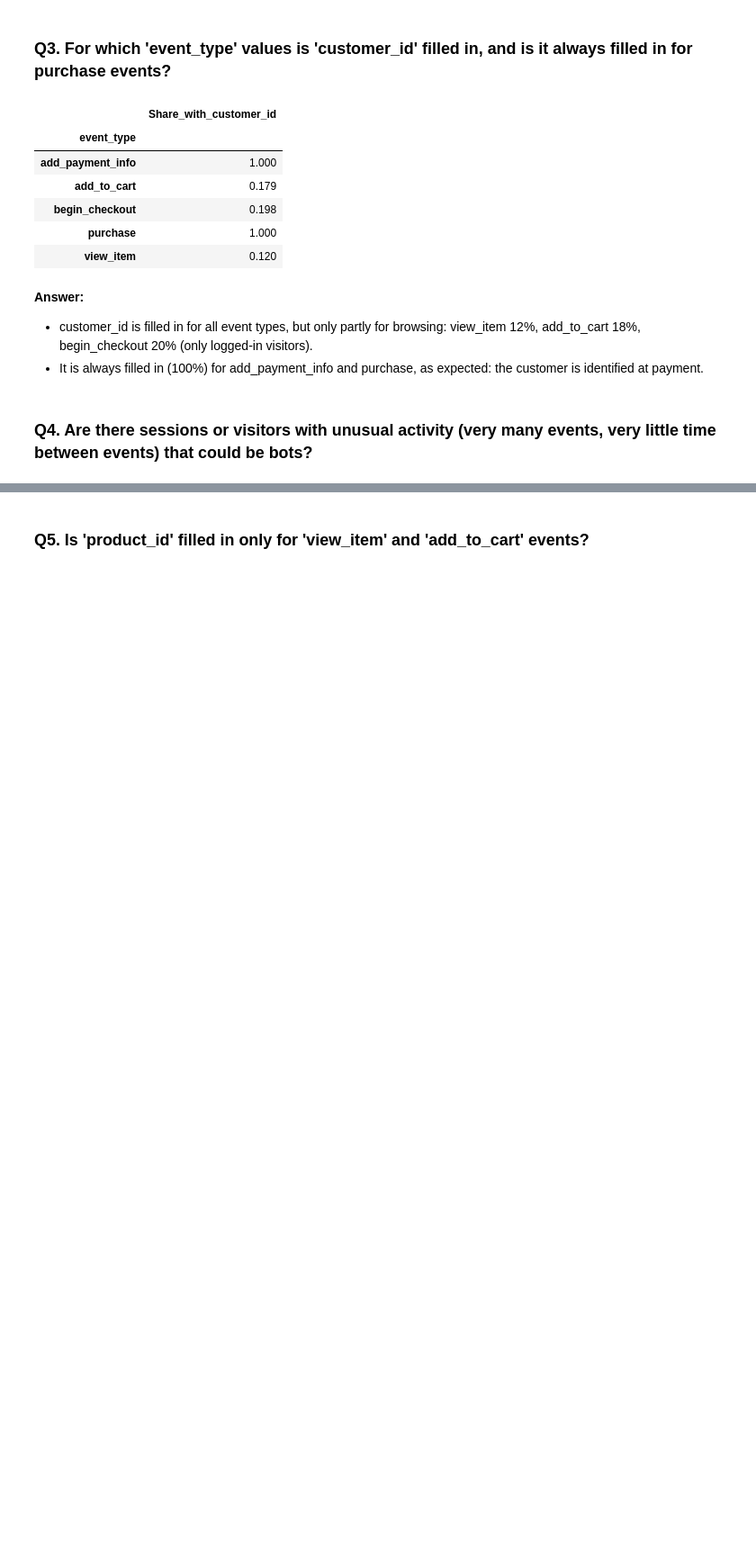
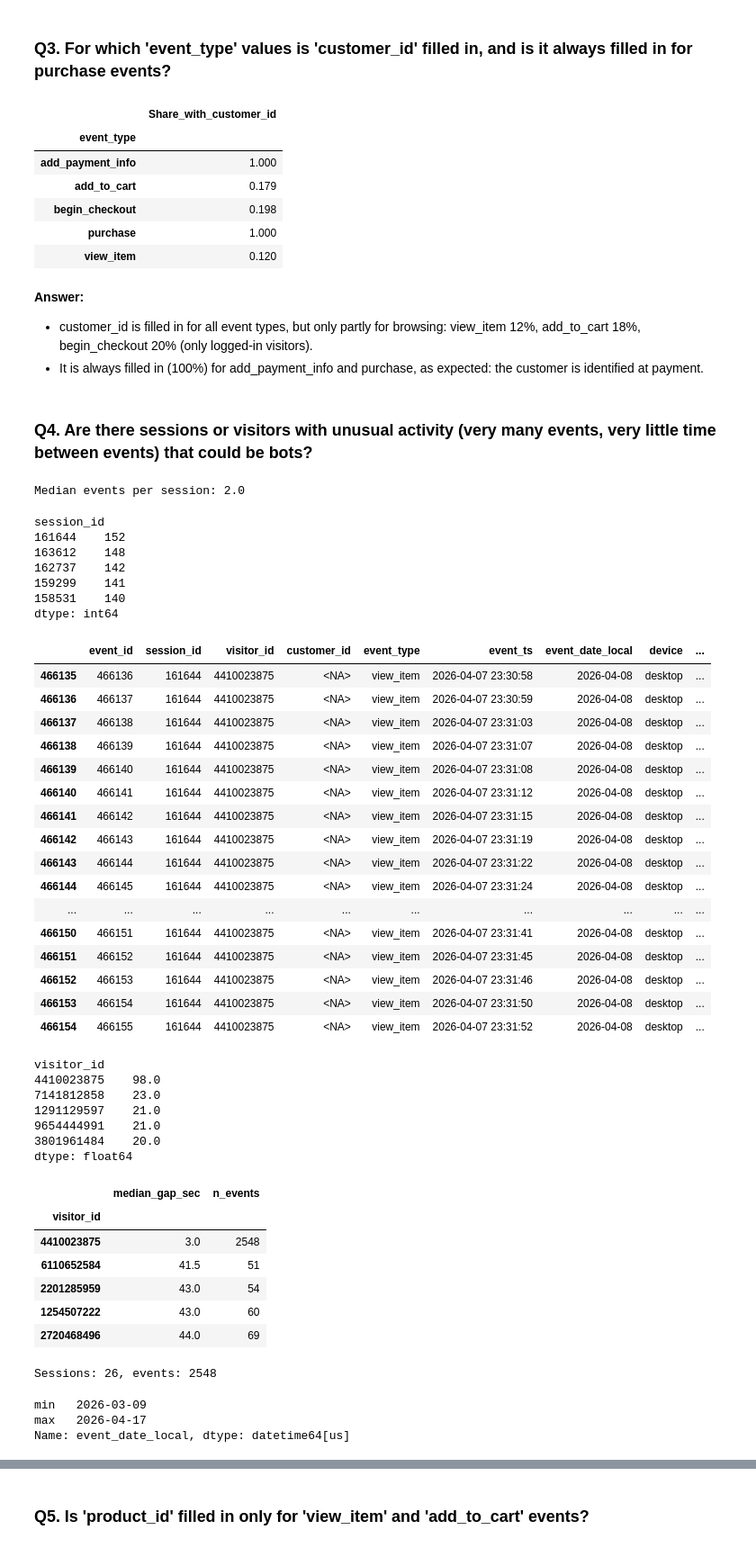
Before and after one commit to egidijus-zilis/ecommerce-analysis, a Jupyter notebook: notebooks/01_profiling.ipynb, the cells around one changed output, grey strips where cells are left out. Shown at 90% size. Drawn from its saved outputs; the diff is of its cells as text; code cells hidden in the pictures; blank space fills up the shorter version.

Commit message:
Answer data questions for user_events and marketing_spend

```diff
--- a/notebooks/01_profiling.ipynb
+++ b/notebooks/01_profiling.ipynb
@@ -817,3 +817,74 @@ display(customer_share.to_frame("Share_with_customer_id"))
 - It is always filled in (100%) for add_payment_info and purchase, as expected: the customer is identified at payment.
 # %% [markdown]
 ### Q4. Are there sessions or visitors with unusual activity (very many events, very little time between events) that could be bots?
+# %%
+# 1. Events per session: a normal session is short
+events_per_session = user_events.groupby("session_id").size().sort_values(ascending=False)
+print(f"Median events per session: {events_per_session.median()}")
+display(events_per_session.head())
+
+# 2. Look at the longest session
+display(user_events[user_events["session_id"] == 161644].head(20))
+
+# 3. Events per session for each visitor
+n_sessions = user_events.groupby("visitor_id")["session_id"].nunique()
+n_events = user_events.groupby("visitor_id").size()
+display((n_events / n_sessions).sort_values(ascending=False).head())
+
+# 4. Median time between events for visitors with many events
+ue = user_events.sort_values(["visitor_id", "event_ts"])
+ue["gap_sec"] = ue.groupby("visitor_id")["event_ts"].diff().dt.total_seconds()
+median_n_events = pd.DataFrame({
+    "median_gap_sec": ue.groupby("visitor_id")["gap_sec"].median(),
+    "n_events": n_events
+})
+display(median_n_events[median_n_events["n_events"] > 50].sort_values("median_gap_sec").head())
+
+# 5. Summary of the suspected bot
+bot = user_events[user_events["visitor_id"] == 4410023875]
+print(f"Sessions: {bot['session_id'].nunique()}, events: {len(bot)}")
+display(bot["event_date_local"].agg(["min", "max"]))
+# %% [output]
+Median events per session: 2.0
+session_id
+161644    152
+163612    148
+162737    142
+159299    141
+158531    140
+dtype: int64
+|  | event_id | session_id | visitor_id | customer_id | event_type | event_ts | event_date_local | device | ... |
+| 466135 | 466136 | 161644 | 4410023875 | <NA> | view_item | 2026-04-07 23:30:58 | 2026-04-08 | desktop | ... |
+| 466136 | 466137 | 161644 | 4410023875 | <NA> | view_item | 2026-04-07 23:30:59 | 2026-04-08 | desktop | ... |
+| 466137 | 466138 | 161644 | 4410023875 | <NA> | view_item | 2026-04-07 23:31:03 | 2026-04-08 | desktop | ... |
+| 466138 | 466139 | 161644 | 4410023875 | <NA> | view_item | 2026-04-07 23:31:07 | 2026-04-08 | desktop | ... |
+| 466139 | 466140 | 161644 | 4410023875 | <NA> | view_item | 2026-04-07 23:31:08 | 2026-04-08 | desktop | ... |
+| 466140 | 466141 | 161644 | 4410023875 | <NA> | view_item | 2026-04-07 23:31:12 | 2026-04-08 | desktop | ... |
+| 466141 | 466142 | 161644 | 4410023875 | <NA> | view_item | 2026-04-07 23:31:15 | 2026-04-08 | desktop | ... |
+| 466142 | 466143 | 161644 | 4410023875 | <NA> | view_item | 2026-04-07 23:31:19 | 2026-04-08 | desktop | ... |
+| 466143 | 466144 | 161644 | 4410023875 | <NA> | view_item | 2026-04-07 23:31:22 | 2026-04-08 | desktop | ... |
+| 466144 | 466145 | 161644 | 4410023875 | <NA> | view_item | 2026-04-07 23:31:24 | 2026-04-08 | desktop | ... |
+| ... | ... | ... | ... | ... | ... | ... | ... | ... | ... |
+| 466150 | 466151 | 161644 | 4410023875 | <NA> | view_item | 2026-04-07 23:31:41 | 2026-04-08 | desktop | ... |
+| 466151 | 466152 | 161644 | 4410023875 | <NA> | view_item | 2026-04-07 23:31:45 | 2026-04-08 | desktop | ... |
+| 466152 | 466153 | 161644 | 4410023875 | <NA> | view_item | 2026-04-07 23:31:46 | 2026-04-08 | desktop | ... |
+| 466153 | 466154 | 161644 | 4410023875 | <NA> | view_item | 2026-04-07 23:31:50 | 2026-04-08 | desktop | ... |
+| 466154 | 466155 | 161644 | 4410023875 | <NA> | view_item | 2026-04-07 23:31:52 | 2026-04-08 | desktop | ... |
+visitor_id
+4410023875    98.0
+7141812858    23.0
+1291129597    21.0
+9654444991    21.0
+3801961484    20.0
+dtype: float64
+|  | median_gap_sec | n_events |
+| visitor_id |  |  |
+| 4410023875 | 3.0 | 2548 |
+| 6110652584 | 41.5 | 51 |
+| 2201285959 | 43.0 | 54 |
+| 1254507222 | 43.0 | 60 |
+| 2720468496 | 44.0 | 69 |
+Sessions: 26, events: 2548
+min   2026-03-09
+max   2026-04-17
+Name: event_date_local, dtype: datetime64[us]
```
Also changed, not shown: parts of 22 cells of this notebook, 1 other file.
